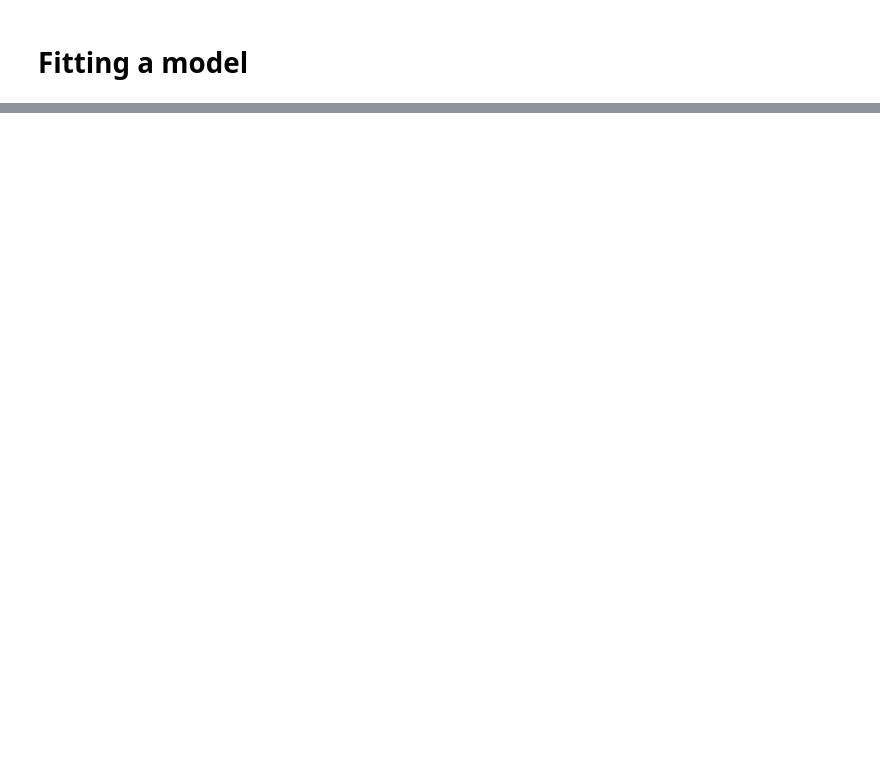
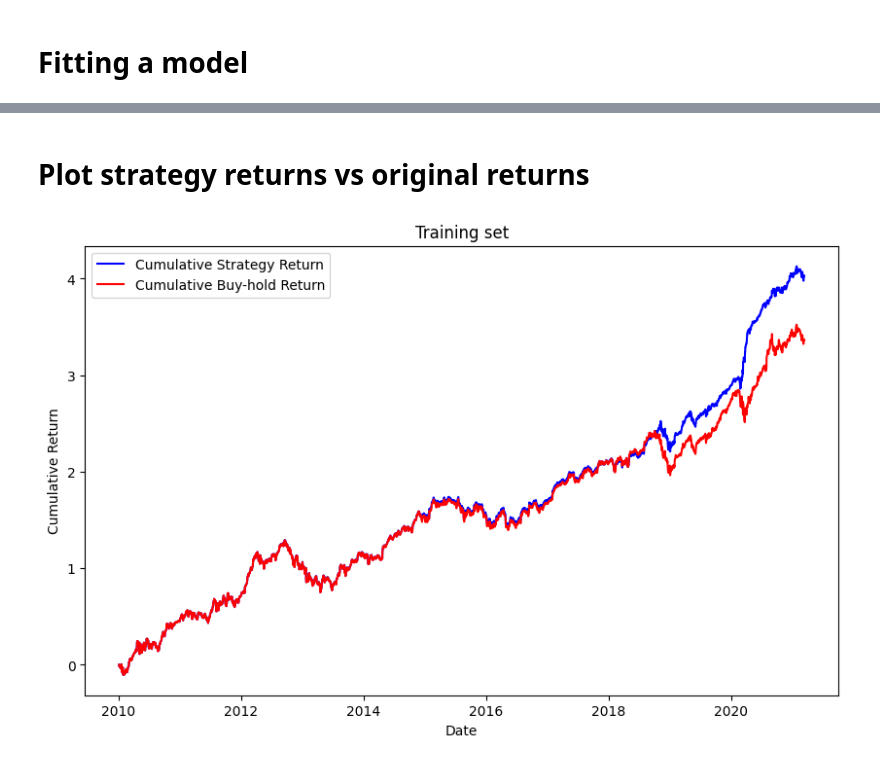
Before and after one commit to martinsandor707/Geometric_DataAnalysis, a Jupyter notebook: svm.ipynb, the cells around one changed output, grey strips where cells are left out. Drawn from its saved outputs; the diff is of its cells as text; code cells hidden in the pictures; blank space fills up the shorter version.

```diff
--- a/svm.ipynb
+++ b/svm.ipynb
@@ -87,2 +87,13 @@ svm_test = test_set[['Open-Close', 'High-Low']].copy(deep=True)
+# %%
+split_percentage = 0.8
+split = int(split_percentage*len(df))
+
+# Train data set
+X_train = X[:split]
+y_train = y[:split]
+
+# Test data set
+X_test = X[split:]
+y_test = y[split:]
 # %% [markdown]
 # Fitting a model
@@ -160,0 +100,6 @@ Name: count, dtype: int64
+# %%
+# Support vector classifier
+cls = SVC().fit(X_train, y_train.ravel()) # Uses rbf kernel by default
+# %%
+df['Predicted_Signal'] = cls.predict(X)
+df['Predicted_Signal'].value_counts()
@@ -160,0 +111,9 @@ Name: count, dtype: int64
+# %%
+df['Return'] = df.Close.pct_change()
+df['Strategy_Return'] = df.Return * df.Predicted_Signal.shift(1)
+
+# Calculate Cumulutive returns
+df['Cum_Ret'] = df['Return'].cumsum()
+# Strategy Cumulative returns
+df['Cum_Strategy'] = df['Strategy_Return'].cumsum()
+df
@@ -160,0 +135,16 @@ Name: count, dtype: int64
+# %% [markdown]
+# Plot strategy returns vs original returns
+# %%
+train_plot = df[:split]
+test_plot = df[split:]
+
+plt.figure(figsize=(10,6))
+plt.plot(train_plot['Date'], train_plot['Cum_Strategy'], label='Cumulative Strategy Return', color='blue')
+plt.plot(train_plot['Date'], train_plot['Cum_Ret'], label='Cumulative Buy-hold Return', color='red')
+plt.xlabel('Date')
+plt.ylabel('Cumulative Return')
+plt.title('Training set')
+plt.legend()
+plt.show()
+# %% [output]
+[figure, added]
```
Also changed, not shown: parts of 23 cells of this notebook, 1 other file.
